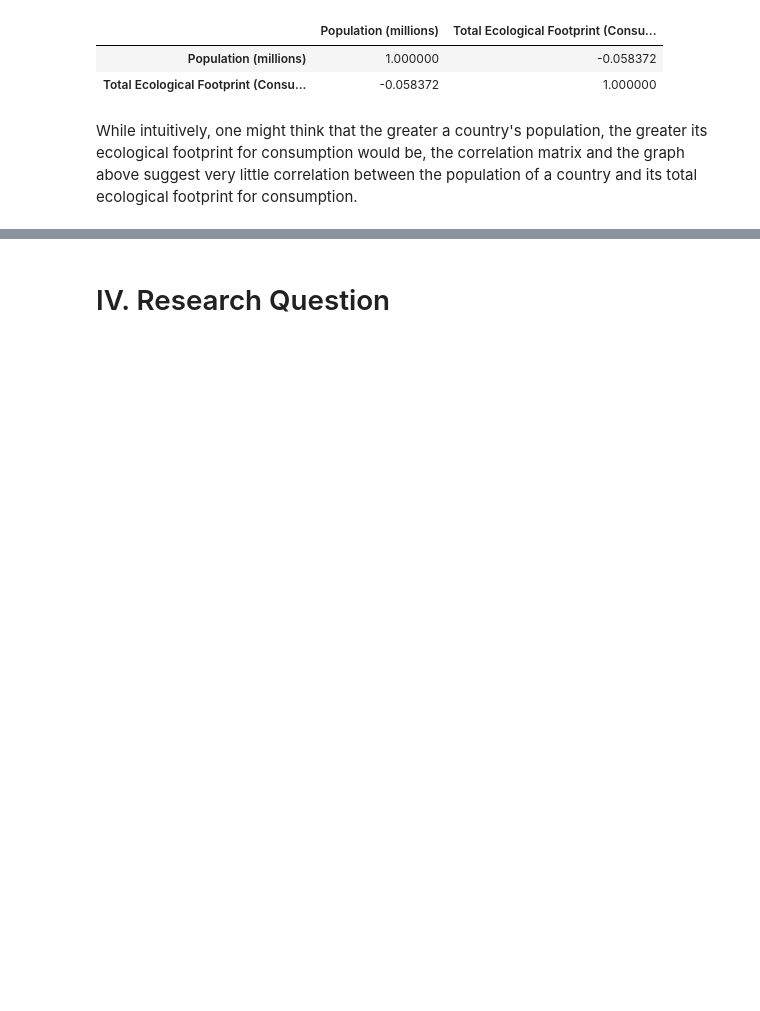
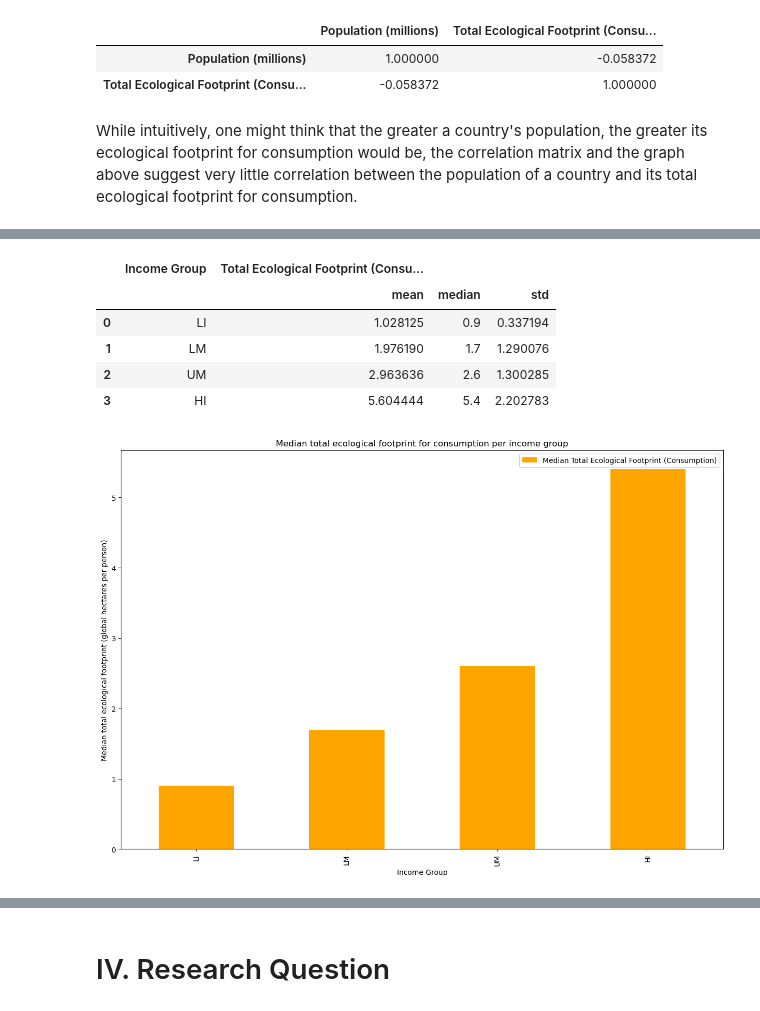
Before and after one commit to jayylmao/CSMODEL, a Jupyter notebook: CSMODEL-Project-Phase-1.ipynb, the cells around one changed output, grey strips where cells are left out. Drawn from its saved outputs; the diff is of its cells as text; code cells hidden in the pictures; blank space fills up the shorter version.

```diff
--- a/CSMODEL-Project-Phase-1.ipynb
+++ b/CSMODEL-Project-Phase-1.ipynb
@@ -248,0 +322,34 @@ While intuitively, one might think that the greater a country's population, the
+# %%
+index = ['LI', 'LM', 'UM', 'HI']
+
+cleaned_df['Income Group'] = pd.Categorical(
+    cleaned_df['Income Group'],
+    categories=index,
+    ordered=True
+)
+
+income_grp_eco_footprint = cleaned_df.groupby('Income Group', observed=True).agg(
+    {'Total Ecological Footprint (Consumption)': ['mean', 'median', 'std']}
+)
+
+income_grp_eco_footprint.reset_index(inplace=True)
+income_grp_eco_footprint.plot.bar(
+    x='Income Group',
+    y=('Total Ecological Footprint (Consumption)', 'median'),
+    color='orange',
+    figsize=(15, 10)
+)
+
+plt.title('Median total ecological footprint for consumption per income group')
+plt.ylabel('Median total ecological footprint (global hectares per person)')
+plt.legend(["Median Total Ecological Footprint (Consumption)"])
+
+income_grp_eco_footprint
+# %% [output]
+|  | Income Group | Total Ecological Footprint (Consu... |  |  |
+|  |  | mean | median | std |
+| 0 | LI | 1.028125 | 0.9 | 0.337194 |
+| 1 | LM | 1.976190 | 1.7 | 1.290076 |
+| 2 | UM | 2.963636 | 2.6 | 1.300285 |
+| 3 | HI | 5.604444 | 5.4 | 2.202783 |
+[figure, added]
```
Also changed, not shown: parts of 32 cells of this notebook.
